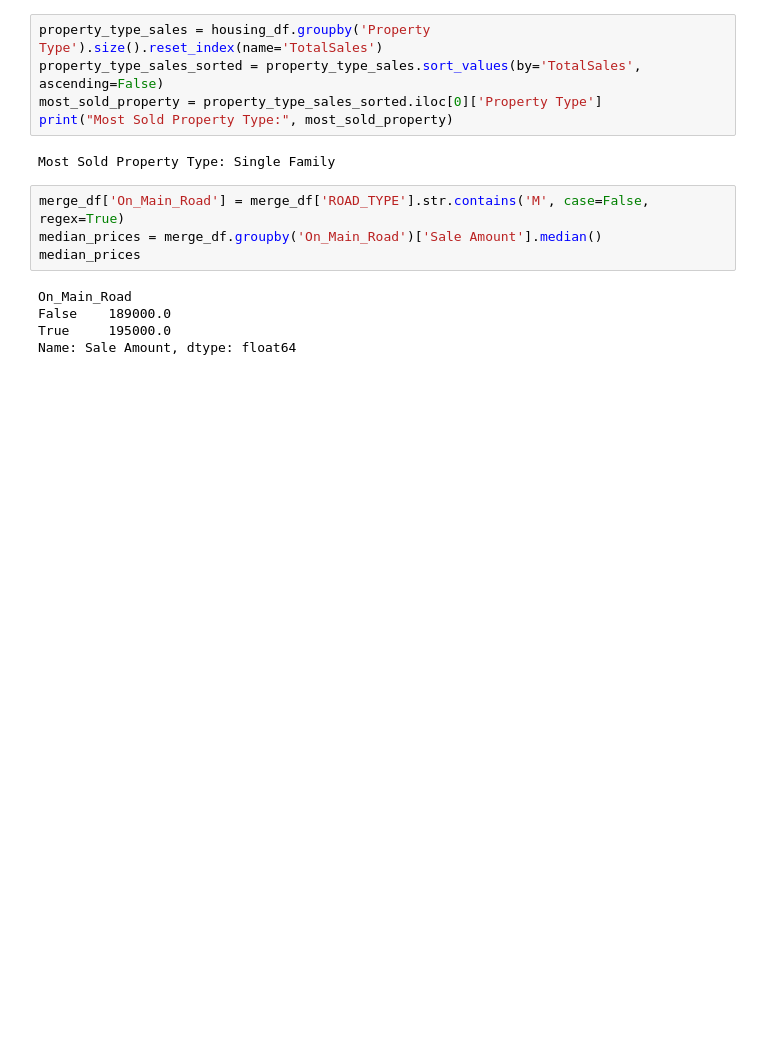
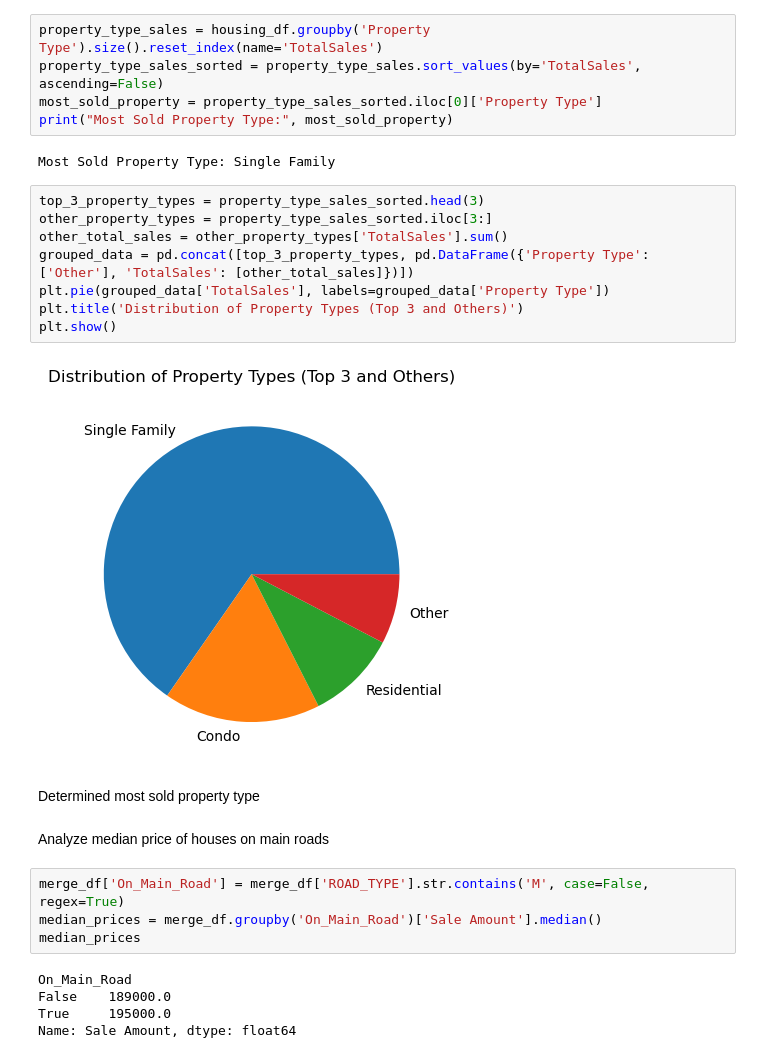
Before and after one commit to alenak2610/RE-market-CT, a Jupyter notebook: All Workbooks/final_proj.ipynb, the cells around one changed output. Cells and saved outputs as stored; diff of their text form; blank space fills up the shorter version.

```diff
--- a/All Workbooks/final_proj.ipynb
+++ b/All Workbooks/final_proj.ipynb
@@ -157,6 +203,20 @@ most_sold_property = property_type_sales_sorted.iloc[0]['Property Type']
 print("Most Sold Property Type:", most_sold_property)
 # %% [output]
 Most Sold Property Type: Single Family
+# %%
+top_3_property_types = property_type_sales_sorted.head(3)
+other_property_types = property_type_sales_sorted.iloc[3:]
+other_total_sales = other_property_types['TotalSales'].sum()
+grouped_data = pd.concat([top_3_property_types, pd.DataFrame({'Property Type': ['Other'], 'TotalSales': [other_total_sales]})])
+plt.pie(grouped_data['TotalSales'], labels=grouped_data['Property Type'])
+plt.title('Distribution of Property Types (Top 3 and Others)')
+plt.show()
+# %% [output]
+[figure, added]
+# %% [markdown]
+Determined most sold property type
+# %% [markdown]
+Analyze median price of houses on main roads
 # %%
 merge_df['On_Main_Road'] = merge_df['ROAD_TYPE'].str.contains('M', case=False, regex=True)
 median_prices = merge_df.groupby('On_Main_Road')['Sale Amount'].median()
```
Also changed, not shown: parts of 19 cells of this notebook, 2 other files.
